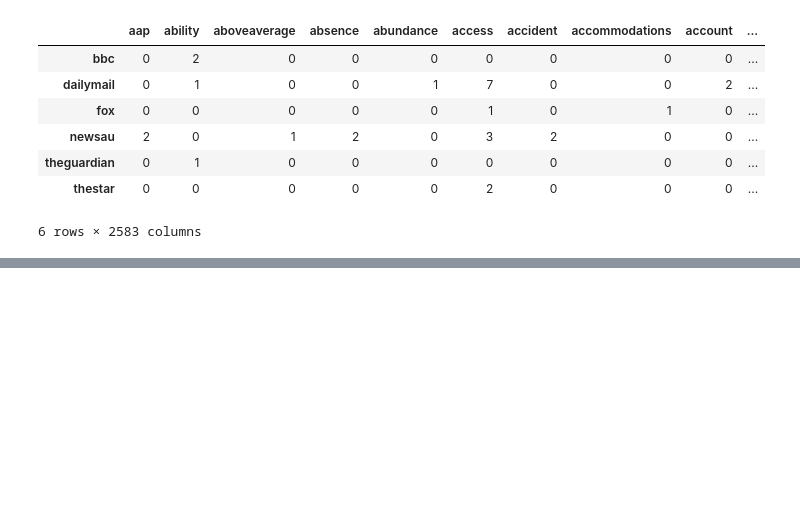
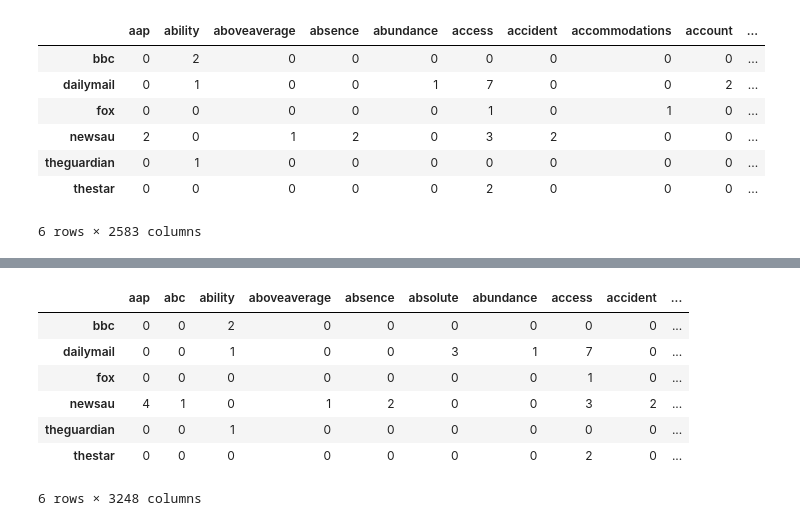
Before and after one commit to fred8728/DAT_4Sem_ExamProject_Python, a Jupyter notebook: Natural Language Processing/Topic Modelling.ipynb, the cells around one changed output, grey strips where cells are left out. Drawn from its saved outputs; the diff is of its cells as text; code cells hidden in the pictures; blank space fills up the shorter version.

Commit message:
more work on topic modelling its better now. tried simple text generation

```diff
--- a/Natural Language Processing/Topic Modelling.ipynb
+++ b/Natural Language Processing/Topic Modelling.ipynb
@@ -183,3 +179,12 @@ ldan.print_topics()
 # %%
 #next lda we can try nouns and adjectives
 #more passes will finetune it to reach a more steady point
+# %%
+def nouns_and_adj(text):
+    is_noun_adj = lambda pos: pos[:2] == 'NN' or pos[:2] == 'JJ' #NN is nouns, JJ is adjectives see https://www.ling.upenn.edu/courses/Fall_2003/ling001/penn_treebank_pos.html
+    tokenized = word_tokenize(text)
+    nouns_and_adj = [word for (word,pos) in pos_tag(tokenized) if is_noun_adj(pos)]
+    return ' '.join(nouns_and_adj)
+# %%
+data_nouns_adj = pd.DataFrame(data_clean.textbits.apply(nouns_and_adj))
+data_nouns_adj
@@ -185,0 +199,16 @@ ldan.print_topics()
+# %%
+#new dtm with nouns and adj
+cvna = CountVectorizer(stop_words=stop_words, max_df=.8)
+data_cvna = cvna.fit_transform(data_nouns_adj.textbits)
+data_dtmna = pd.DataFrame(data_cvna.toarray(),columns=cvna.get_feature_names())
+data_dtmna.index = data_nouns_adj.index
+data_dtmna
+# %% [output]
+|  | aap | abc | ability | aboveaverage | absence | absolute | abundance | access | accident | ... |
+| bbc | 0 | 0 | 2 | 0 | 0 | 0 | 0 | 0 | 0 | ... |
+| dailymail | 0 | 0 | 1 | 0 | 0 | 3 | 1 | 7 | 0 | ... |
+| fox | 0 | 0 | 0 | 0 | 0 | 0 | 0 | 1 | 0 | ... |
+| newsau | 4 | 1 | 0 | 1 | 2 | 0 | 0 | 3 | 2 | ... |
+| theguardian | 0 | 0 | 1 | 0 | 0 | 0 | 0 | 0 | 0 | ... |
+| thestar | 0 | 0 | 0 | 0 | 0 | 0 | 0 | 2 | 0 | ... |
+6 rows × 3248 columns
```
Also changed, not shown: parts of 16 cells of this notebook.
